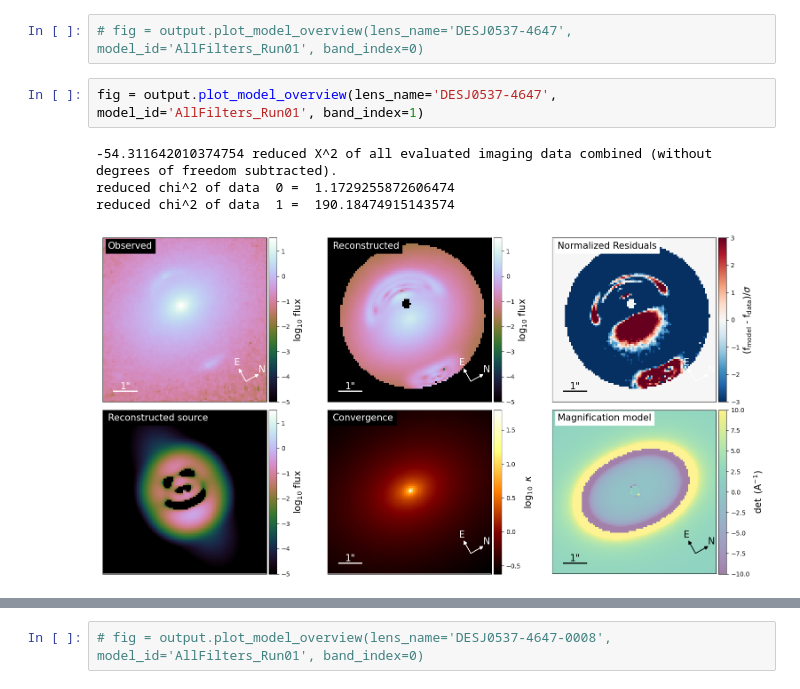
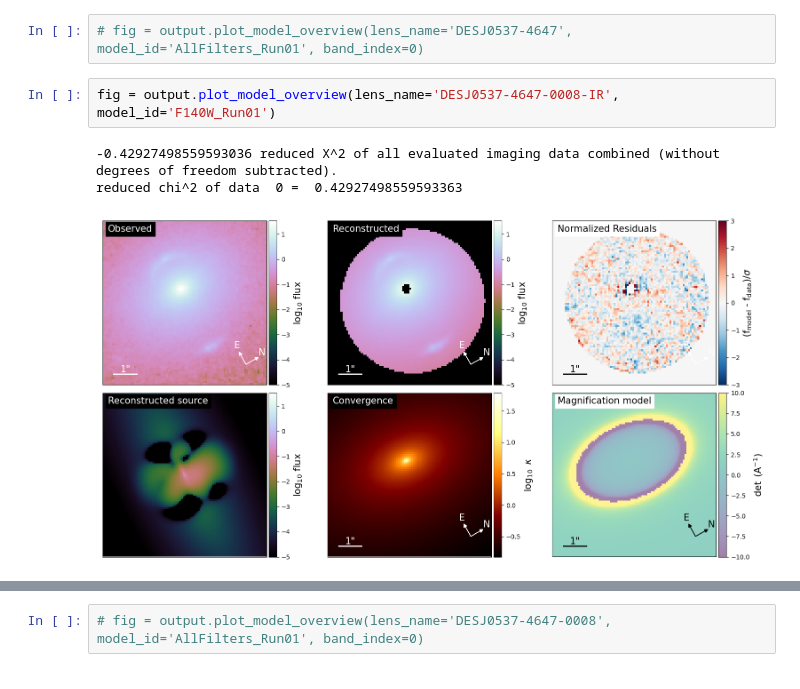
Before and after one commit to hskobe/dolphin, a Jupyter notebook: notebooks/Basic example.ipynb, the cells around one changed output, grey strips where cells are left out. Drawn from its saved outputs; the diff is of its cells as text.

Commit message:
Updated data & model for DESJ0537-4647 IR ipynb

```diff
--- a/notebooks/Basic example.ipynb
+++ b/notebooks/Basic example.ipynb
@@ -98,9 +98,8 @@ output = Output('../io_directory_example/')
 # %%
 # fig = output.plot_model_overview(lens_name='DESJ0537-4647', model_id='AllFilters_Run01', band_index=0)
 # %%
-fig = output.plot_model_overview(lens_name='DESJ0537-4647', model_id='AllFilters_Run01', band_index=1)
+fig = output.plot_model_overview(lens_name='DESJ0537-4647-0008-IR', model_id='F140W_Run01')
 # %% [output]
--54.311642010374754 reduced X^2 of all evaluated imaging data combined (without degrees of freedom subtracted).
-reduced chi^2 of data  0 =  1.1729255872606474
-reduced chi^2 of data  1 =  190.18474915143574
+-0.42927498559593036 reduced X^2 of all evaluated imaging data combined (without degrees of freedom subtracted).
+reduced chi^2 of data  0 =  0.42927498559593363
-[figure, old version]
+[figure, new version]
```
Also changed, not shown: parts of 2 cells of this notebook, 3 other files.
